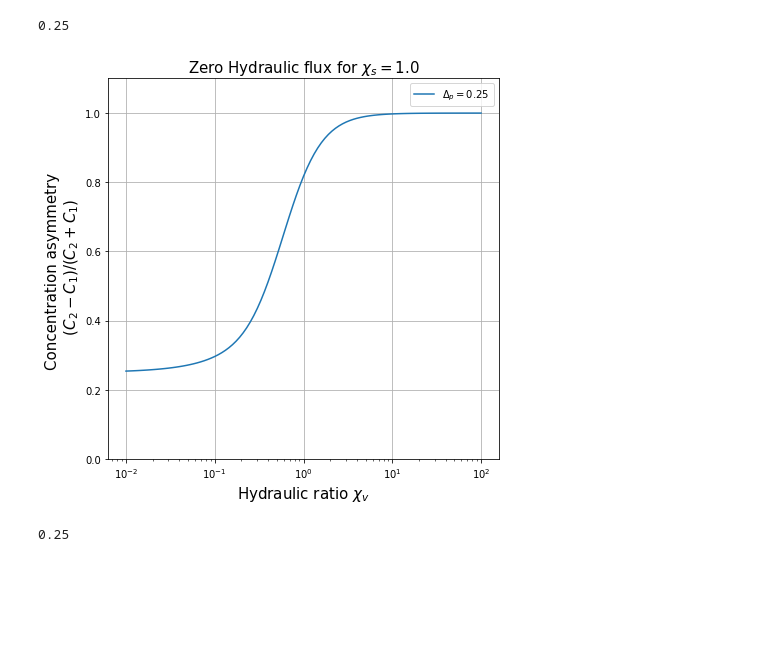
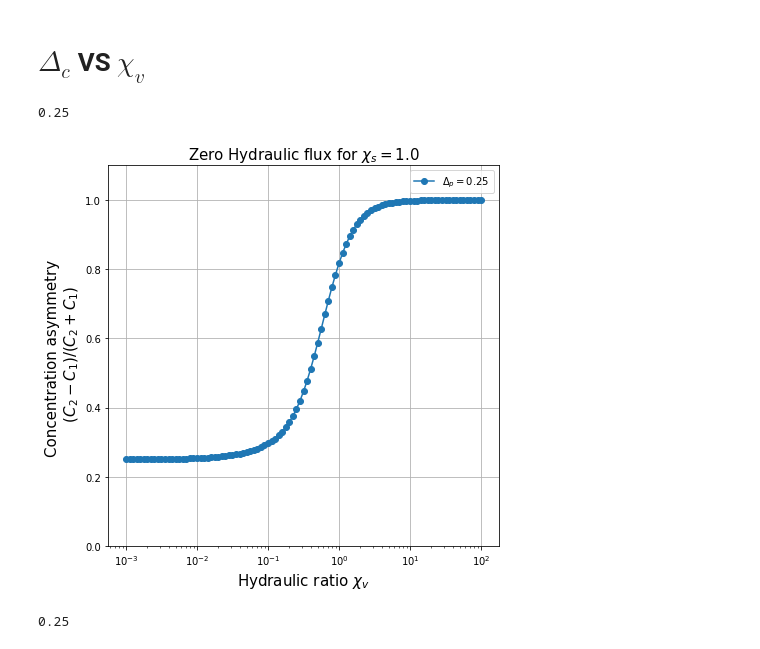
Before and after one commit to VirtualEmbryo/hydroosmotic_chain, a Jupyter notebook: _notebook/fluxes.ipynb, the cells around one changed output. Cells and saved outputs as stored; diff of their text form; code cells hidden in the pictures; blank space fills up the shorter version.

```diff
--- a/_notebook/fluxes.ipynb
+++ b/_notebook/fluxes.ipynb
@@ -64,4 +67,4 @@ def asymmetric_curve(Xs, Xv, dC_max = 5., nb_pts=101) :
 c_list = ['#037bfc', '#1403fc', '#2580c2',
           '#ff4800', '#c71e1e', '#ff7c1f',
           '#00bf03', '#24bd54', '#5dba16']
-lst = ['-', '--', '-.', '..']
+lst = ['-', '-', '-', '.']
@@ -68,19 +90,20 @@ lst = ['-', '--', '-.', '..']
 # %%
-chis_list, chiv_list = [1.], [0.1, 1., 5.]
+chis_list, chiv_list = [0.01, 1., 100], [100]
 plt.figure(figsize=(7, 7))
 c=0
 for i in range(len(chis_list)) :
     ls = lst[i]
     for j in range(len(chiv_list)) :
         Asym_dC, Asym_dP = asymmetric_curve(Xs=chis_list[i], Xv=chiv_list[j], dC_max=1000., nb_pts=1001)
-        plt.plot(np.copy(Asym_dC), np.copy(Asym_dP), label = r'$\chi_v=$' +str(chiv_list[j]), linewidth=2, color=c_list[c], linestyle=ls)
+        plt.plot(np.copy(Asym_dP), np.copy(Asym_dC), label = r'$\chi_v=$' +str(chiv_list[j]) + r' $\chi_s=$'+str(chis_list[i]), linewidth=2, color=c_list[c], linestyle=ls)
         c+=3
 
 plt.legend(loc='upper left', fontsize=12)
 plt.grid()
-plt.xlabel('Concentration asymmetry\n'+r'$(C_2 - C_1) / (C_1 + C_2)$', fontsize=15)
-plt.ylabel('Pressure asymmetry\n'+r'$(P_2 - P_1) / (P_1 + P_2)$', fontsize=15)
-plt.title('$\chi_s = '+str(chis_list[0])+'$', fontsize=20)
+plt.ylabel('Concentration asymmetry\n'+r'$(C_2 - C_1) / (C_1 + C_2)$', fontsize=15)
+plt.xlabel('Pressure asymmetry\n'+r'$(P_2 - P_1) / (P_1 + P_2)$', fontsize=15)
+#plt.title('$\chi_s = '+str(chis_list[0])+'$', fontsize=20)
+plt.title(r'$\chi_v = $'+str(chiv_list[0]), fontsize=20)
 #plt.savefig('/Users/mathieuleverge/git/chain_lumen/_notebook/figures/zero_flux_hydraulic_analyticsolution.eps', format='eps', dpi=100)
 plt.show()
 # %% [output]
@@ -88,16 +110,0 @@ plt.show()
-# %%
-P1 = 1.
-P2 = 5./3.
-DP = P2-P1
-Delta_p = DP/(P1+P2)
-# ===
-C1 = 1.
-C2 = 10.
-DC = C2-C1
-Delta_c = DC/(C1+C2)
-
-print('DP = ', DP, ' ; Delta_p = ', Delta_p)
-print('DC = ', DC, ' ; Delta_c = ', Delta_c)
-direction = {-1 : '1=>2', 1 : '2=>1'}
-jv = Jv(DP, DC, chis=1., chiv=.1)
-print('Jv = ', jv, ' ; ', direction[np.sign(jv)])
@@ -151,3 +251,5 @@ plt.show()
+# %% [markdown]
+# $\Delta_c$ VS $\chi_v$
 # %%
 def give_lab(jv):
     if jv > 0:
@@ -172,12 +274,12 @@ plt.figure(figsize=(7,7))
 plt.xscale('log')
 #plt.yscale('log')
 chis = 1.
-chiv_list = np.logspace(-2, 2, 101)
+chiv_list = np.logspace(-3., 2, 101)
 
 # First curve
 C1, P1, P2 = 1., 1., 5./3.
 delta_C = calc_deltaC(chiv_list, P1, P2, C1, chis)
-plt.plot(chiv_list, delta_C, label = r'$\Delta_p = $'+"{:2.2f}".format((P2-P1)/(P1+P2)))
+plt.plot(chiv_list, delta_C, label = r'$\Delta_p = $'+"{:2.2f}".format((P2-P1)/(P1+P2)), marker='o')
 
 if points :
     chiv = 1.
@@ -192,37 +294,37 @@ if points :
     C2 = 15
     y2 = (C2-C1)/(C2+C1)
     jv2 = Jv(DelP=P2-P1, DelC=C2-C1, chis=1, chiv=chiv)
-    plt.scatter(chiv, y2, label=give_lab(jv2)+ r'; $\Delta_p = $' + str((P2-P1)/(P2+P1)), color='r')
+    plt.scatter(chiv, y2, label=give_lab(jv2)+ r'; $\Delta_p = $' + str((P2-P1)/(P2+P1)), color='r', marker='o')
 
 
 if additionnal_curves :
 
     # Second curve
     C1, P1, P2 = 1., 1., 3
     delta_C = calc_deltaC(chiv_list, P1, P2, C1, chis)
     plt.plot(chiv_list, delta_C, label = r'$\Delta_p = $'+"{:2.2f}".format((P2-P1)/(P1+P2)), linestyle='--')
 
     # Third curve
     C1, P1, P2 = 1., 1., 1.1
     delta_C = calc_deltaC(chiv_list, P1, P2, C1, chis)
     plt.plot(chiv_list, delta_C, label = r'$\Delta_p = $'+"{:2.2f}".format((P2-P1)/(P1+P2)), linestyle='--')
 
     # Fourth curve
     C1, P1, P2 = 1., 1., 10
     delta_C = calc_deltaC(chiv_list, P1, P2, C1, chis)
     plt.plot(chiv_list, delta_C, label = r'$\Delta_p = $'+"{:2.2f}".format((P2-P1)/(P1+P2)), linestyle='--')
 
 plt.ylabel('Concentration asymmetry \n '+r'$(C_2-C_1)/(C_2+C_1)$', fontsize=15)
 plt.xlabel(r'Hydraulic ratio $\chi_v$', fontsize=15)
 plt.grid()
 plt.legend()
 plt.ylim(0., 1.1)
 #plt.axis('equal')
 
 plt.title(r'Zero Hydraulic flux for $\chi_s = $'+str(chis), fontsize=15)
 #plt.savefig('/Users/mathieuleverge/git/chain_lumen/_notebook/figures/zero_flux_hydraulic_dC_vs_chiv.eps', format='eps', dpi=100)
 plt.show()
 # %% [output]
 0.25
-[figure, old version]
+[figure, new version]
 # %%
```
Also changed, not shown: parts of 15 cells of this notebook, 19 other files.
